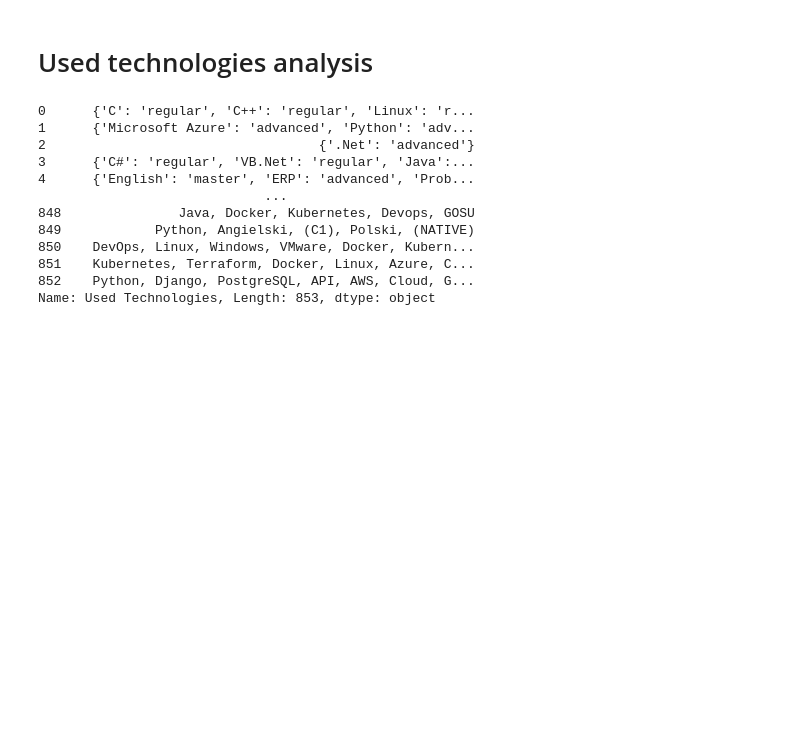
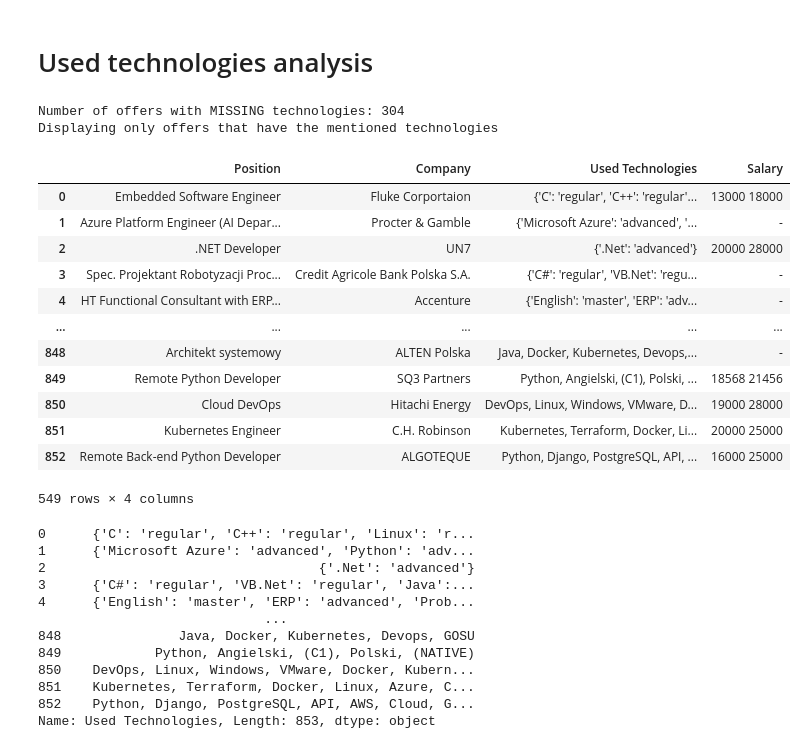
Before and after one commit to Is0meone/IT_Analysis, a Jupyter notebook: data_analysis.ipynb, the cells around one changed output. Drawn from its saved outputs; the diff is of its cells as text; code cells hidden in the pictures; blank space fills up the shorter version.

Commit message:
Missing technologies

```diff
--- a/data_analysis.ipynb
+++ b/data_analysis.ipynb
@@ -243,6 +243,27 @@ plt.show()
 [figure]
 # %% [markdown]
 # Used technologies analysis
+# %%
+nan_rows_count = jobs_df[['Used Technologies']].isna().sum().sum()
+print("Number of offers with MISSING technologies: " + str(nan_rows_count))
+print("Displaying only offers that have the mentioned technologies")
+jobs_df[jobs_df['Used Technologies'].notna()][['Position', 'Company','Used Technologies','Salary']]
+# %% [output]
+Number of offers with MISSING technologies: 304
+Displaying only offers that have the mentioned technologies
+|  | Position | Company | Used Technologies | Salary |
+| 0 | Embedded Software Engineer | Fluke Corportaion | {'C': 'regular', 'C++': 'regular'... | 13000 18000 |
+| 1 | Azure Platform Engineer (AI Depar... | Procter & Gamble | {'Microsoft Azure': 'advanced', '... | - |
+| 2 | .NET Developer | UN7 | {'.Net': 'advanced'} | 20000 28000 |
+| 3 | Spec. Projektant Robotyzacji Proc... | Credit Agricole Bank Polska S.A. | {'C#': 'regular', 'VB.Net': 'regu... | - |
+| 4 | HT Functional Consultant with ERP... | Accenture | {'English': 'master', 'ERP': 'adv... | - |
+| ... | ... | ... | ... | ... |
+| 848 | Architekt systemowy | ALTEN Polska | Java, Docker, Kubernetes, Devops,... | - |
+| 849 | Remote Python Developer | SQ3 Partners | Python, Angielski, (C1), Polski, ... | 18568 21456 |
+| 850 | Cloud DevOps | Hitachi Energy | DevOps, Linux, Windows, VMware, D... | 19000 28000 |
+| 851 | Kubernetes Engineer | C.H. Robinson | Kubernetes, Terraform, Docker, Li... | 20000 25000 |
+| 852 | Remote Back-end Python Developer | ALGOTEQUE | Python, Django, PostgreSQL, API, ... | 16000 25000 |
+549 rows × 4 columns
 # %%
 jobs_df['Used Technologies']
 # %% [output]
```
